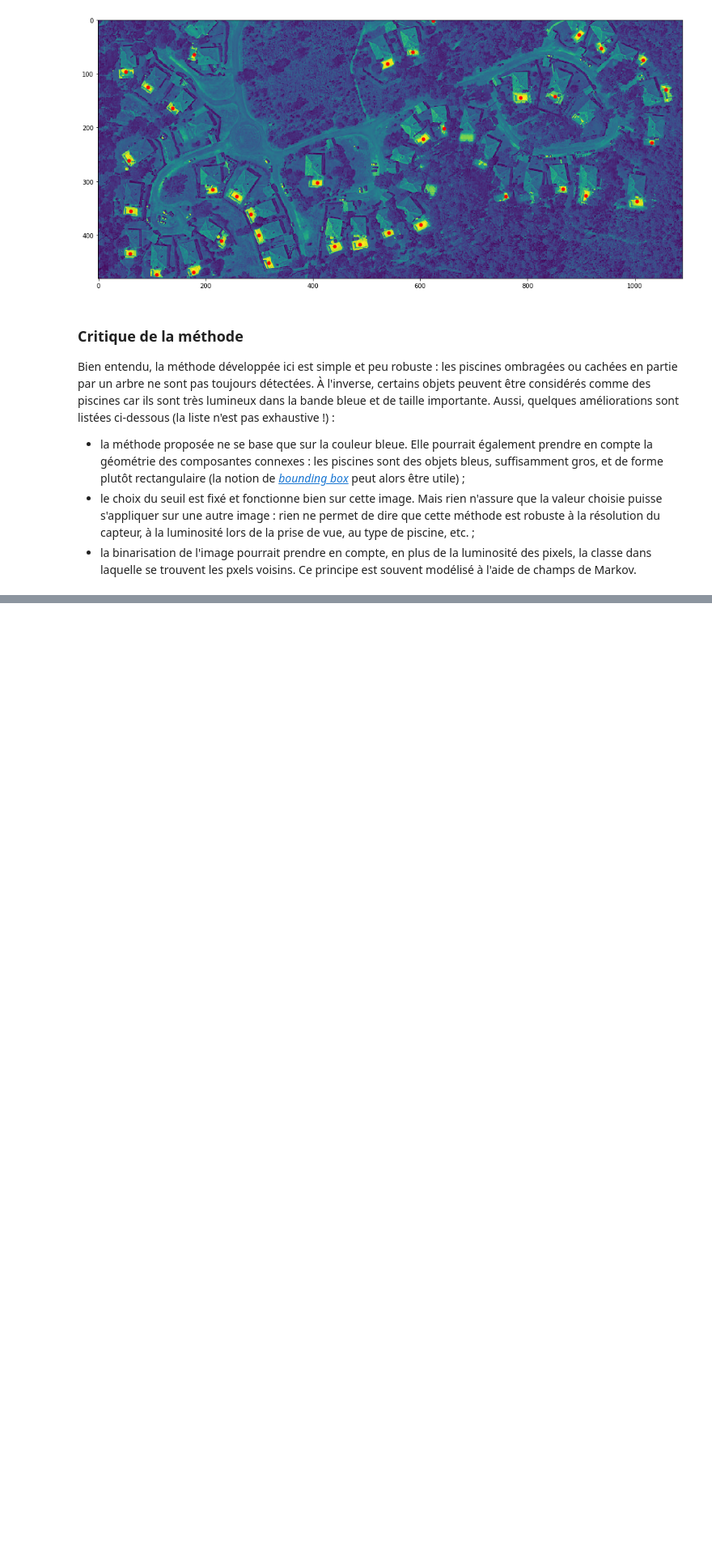
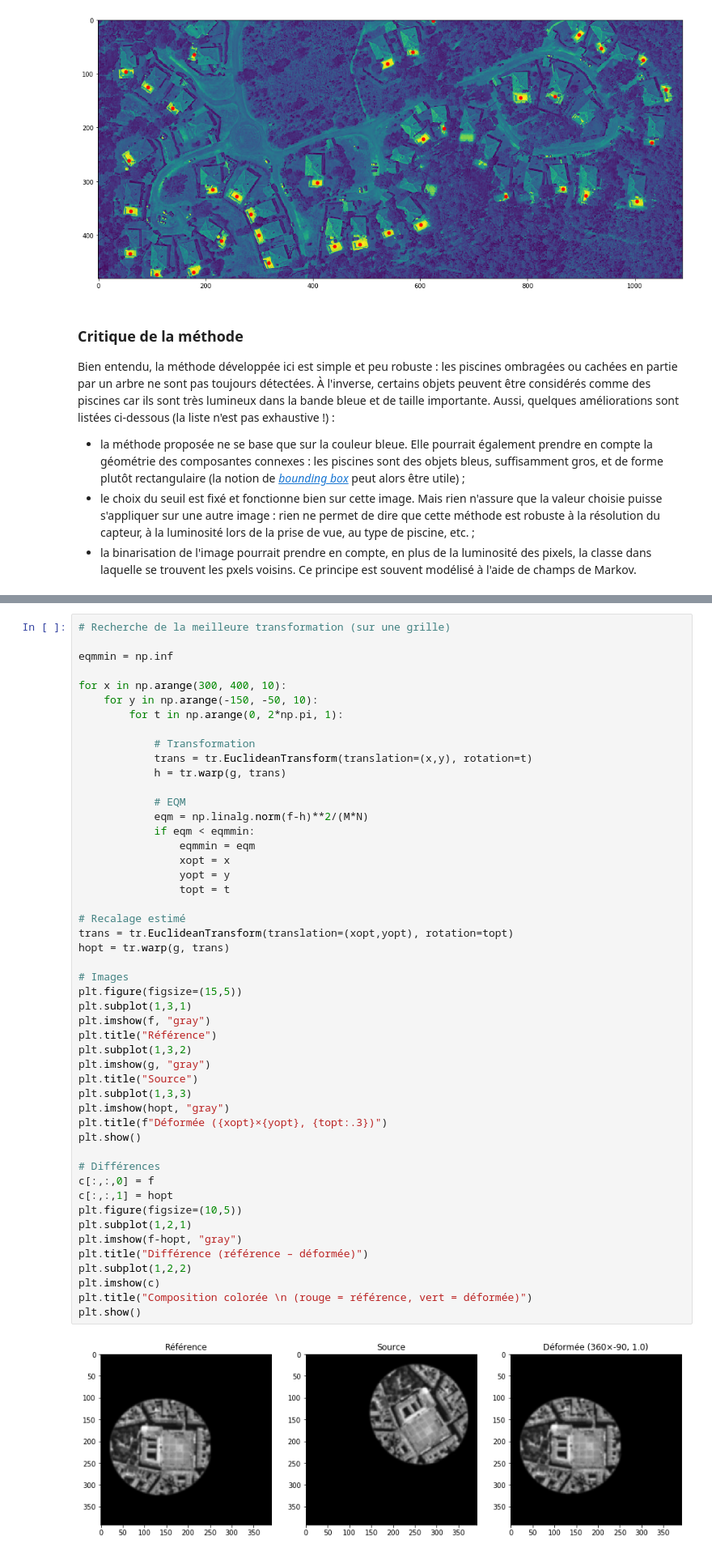
Before and after one commit to vincmazet/ftip, a Jupyter notebook: _sources/labs/tp3-code.ipynb, the cells around one changed output, grey strips where cells are left out. Shown at 81% size. Drawn from its saved outputs; the diff is of its cells as text; blank space fills up the shorter version.

```diff
--- a/_sources/labs/tp3-code.ipynb
+++ b/_sources/labs/tp3-code.ipynb
@@ -199,0 +325,51 @@ Bien entendu, la méthode développée ici est simple et peu robuste : les pisci
+# %%
+# Recherche de la meilleure transformation (sur une grille)
+
+eqmmin = np.inf
+
+for x in np.arange(300, 400, 10):
+    for y in np.arange(-150, -50, 10):
+        for t in np.arange(0, 2*np.pi, 1):
+
+            # Transformation
+            trans = tr.EuclideanTransform(translation=(x,y), rotation=t)
+            h = tr.warp(g, trans)
+
+            # EQM
+            eqm = np.linalg.norm(f-h)**2/(M*N)
+            if eqm < eqmmin:
+                eqmmin = eqm
+                xopt = x
+                yopt = y
+                topt = t
+
+# Recalage estimé
+trans = tr.EuclideanTransform(translation=(xopt,yopt), rotation=topt)
+hopt = tr.warp(g, trans)
+
+# Images
+plt.figure(figsize=(15,5))
+plt.subplot(1,3,1)
+plt.imshow(f, "gray")
+plt.title("Référence")
+plt.subplot(1,3,2)
+plt.imshow(g, "gray")
+plt.title("Source")
+plt.subplot(1,3,3)
+plt.imshow(hopt, "gray")
+plt.title(f"Déformée ({xopt}×{yopt}, {topt:.3})")
+plt.show()
+
+# Différences
+c[:,:,0] = f
+c[:,:,1] = hopt
+plt.figure(figsize=(10,5))
+plt.subplot(1,2,1)
+plt.imshow(f-hopt, "gray")
+plt.title("Différence (référence – déformée)")
+plt.subplot(1,2,2)
+plt.imshow(c)
+plt.title("Composition colorée \n (rouge = référence, vert = déformée)")
+plt.show()
+# %% [output]
+[figure, added]
```
Also changed, not shown: parts of 17 cells of this notebook, 1 other file.
